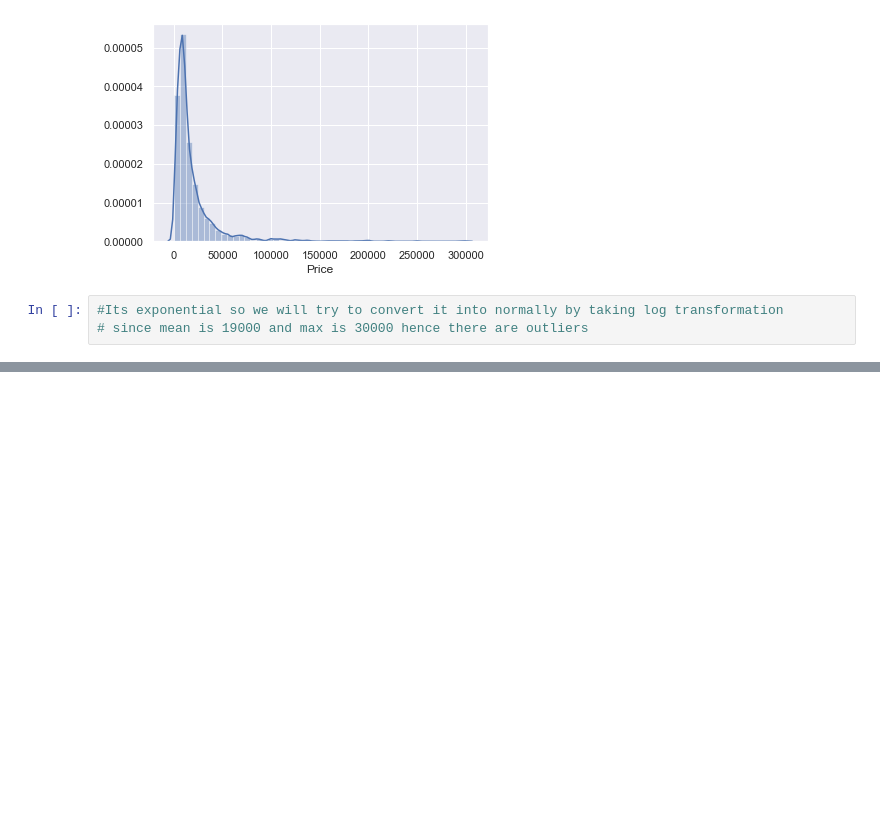
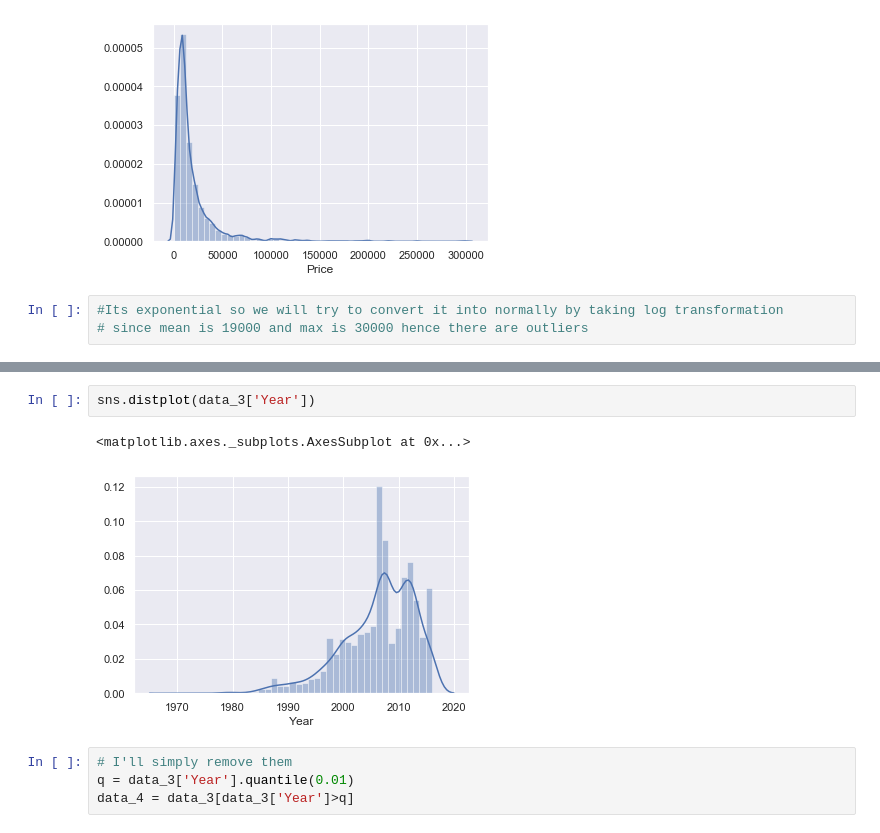
Before and after one commit to lucky21112/LinearRegression, a Jupyter notebook: project1.ipynb, the cells around one changed output, grey strips where cells are left out. Saved outputs shown, nothing was run; the diff lists cells and outputs as text; blank space fills up the shorter version.

```diff
--- a/project1.ipynb
+++ b/project1.ipynb
@@ -73,0 +111,9 @@ sns.distplot(clean['Price'])
+# %%
+sns.distplot(data_3['Year'])
+# %% [output]
+<matplotlib.axes._subplots.AxesSubplot at 0x...>
+[figure, added]
+# %%
+# I'll simply remove them
+q = data_3['Year'].quantile(0.01)
+data_4 = data_3[data_3['Year']>q]
```
Also changed, not shown: parts of 43 cells of this notebook.
